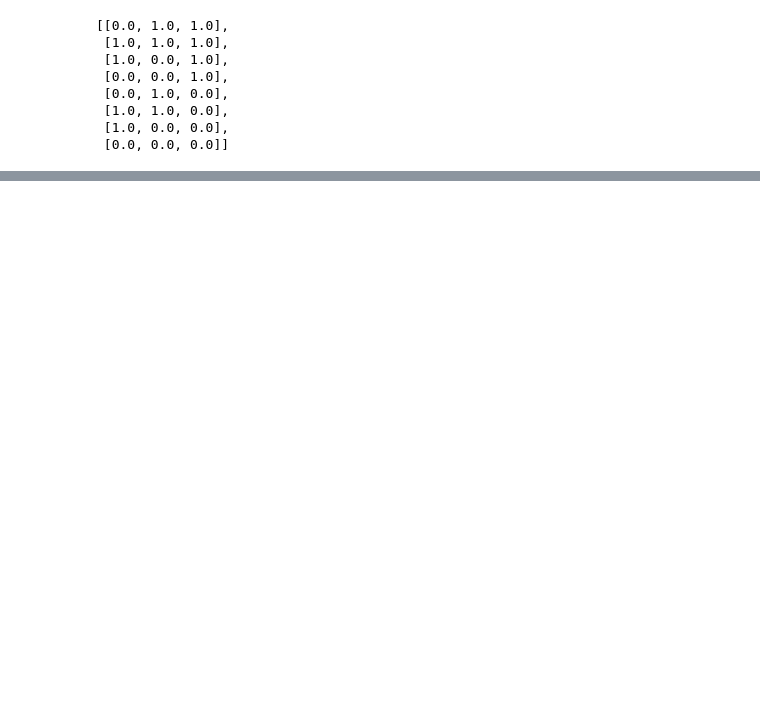
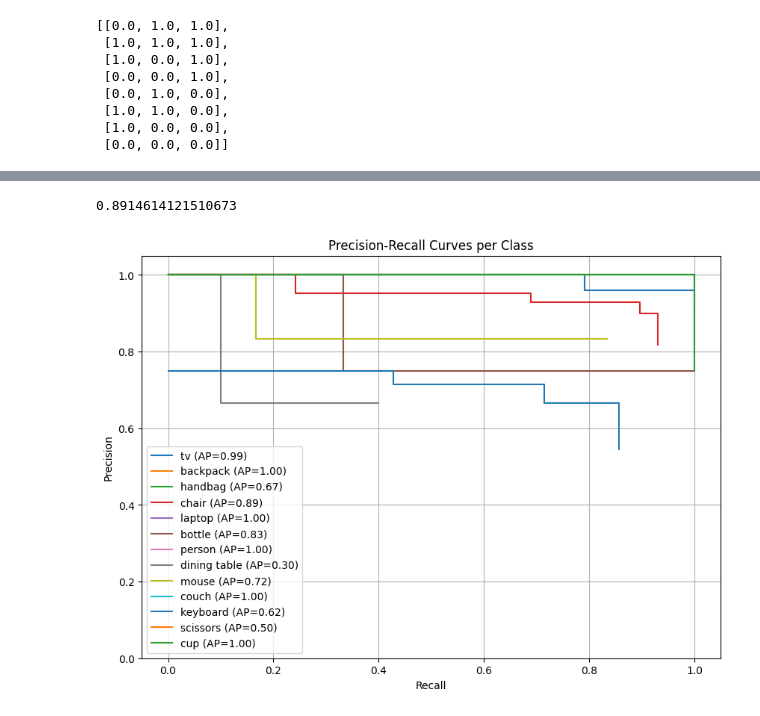
Before and after one commit to agoniko/s_map, a Jupyter notebook: notebooks/evaluation.ipynb, the cells around one changed output, grey strips where cells are left out. Drawn from its saved outputs; the diff is of its cells as text; code cells hidden in the pictures; blank space fills up the shorter version.

```diff
--- a/notebooks/evaluation.ipynb
+++ b/notebooks/evaluation.ipynb
@@ -420,0 +1105,6 @@ for scene in DATA:
+# %%
+scene = DATA[2]
+gt_objects = scene["gt"]
+pred_objects = scene["pred"]
+matches, phantom, missing = get_matches(gt_objects, pred_objects, 0.0000001)
+[m["iou"] for m in matches]
@@ -421,6 +1372,6 @@ for scene in DATA:
 # %%
-scene = 1
+scene = 4
 print("GT objects that have no match: ", len(missed_gt_dict[scene]))
 print("Predicted objects that have no match: ", len(phantom_preds_dict[scene]))
-#custom_draw_geometry(DATA[scene]["pointcloud"], missed_gt_dict[scene], phantom_preds_dict[scene])
+custom_draw_geometry(DATA[scene]["pointcloud"], missed_gt_dict[scene], phantom_preds_dict[scene])
 # %% [output]
@@ -552,13 +1515,0 @@ The mean Average Precision is: 0.707
-# %%
-plt.figure(figsize=(20, 5))
-plt.plot(recalls, precisions)
-plt.xlabel("Recall")
-plt.ylabel("Precision")
-plt.title("Precision-Recall curve")
-
-for i in range(0, len(thresholds), 2):
-    plt.text(recalls[i], precisions[i], f"{thresholds[i]:.2f}", fontsize=9, rotation=20)
-    plt.scatter(recalls[i], precisions[i], color='red', label='Threshold', linewidths=1)
-
-plt.legend(["Precision-Recall curve", "Threshold"])
-plt.show()
@@ -566,0 +1608,3 @@ plt.show()
+# %%
+for label in AP_per_class:
+    print(f"Class: {label}, AP: {AP_per_class[label]['AP']:.3f}")
@@ -566,0 +1625,24 @@ plt.show()
+# %%
+mAP = np.median([AP_per_class[label]["AP"] for label in AP_per_class if AP_per_class[label]["AP"] > 0.03])
+mAP
+# %% [output]
+0.8914614121510673
+# %%
+import matplotlib.pyplot as plt
+
+plt.figure(figsize=(10, 7))
+
+for label in AP_per_class:
+    precision = AP_per_class[label]['precision']
+    recall = AP_per_class[label]['recall']
+    plt.step(recall, precision, where='post', label=f'{label} (AP={AP_per_class[label]["AP"]:.2f})')
+
+plt.title('Precision-Recall Curves per Class')
+plt.xlabel('Recall')
+plt.ylabel('Precision')
+plt.legend()
+plt.grid(True)
+plt.ylim([0.0, 1.05])
+plt.show()
+# %% [output]
+[figure, added]
```
Also changed, not shown: parts of 82 cells of this notebook, 37 other files.
